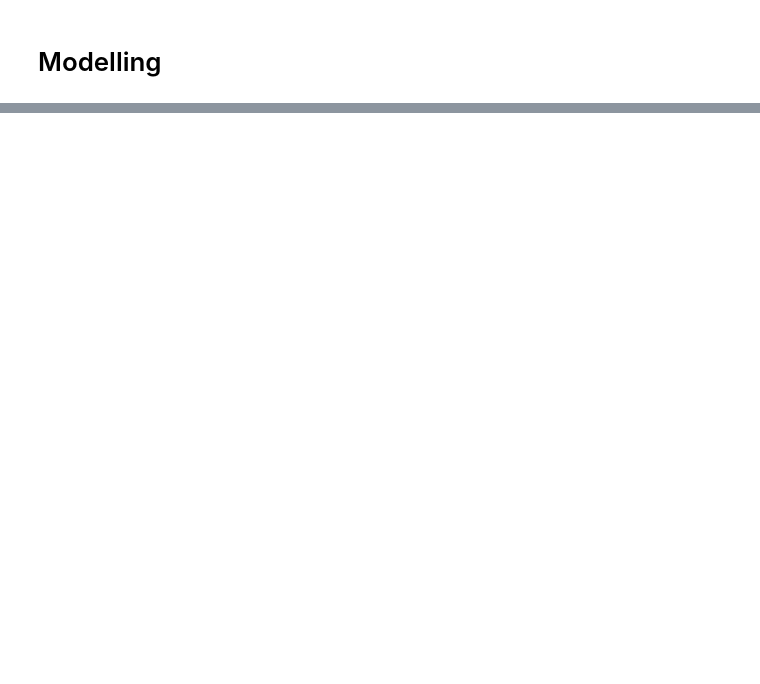
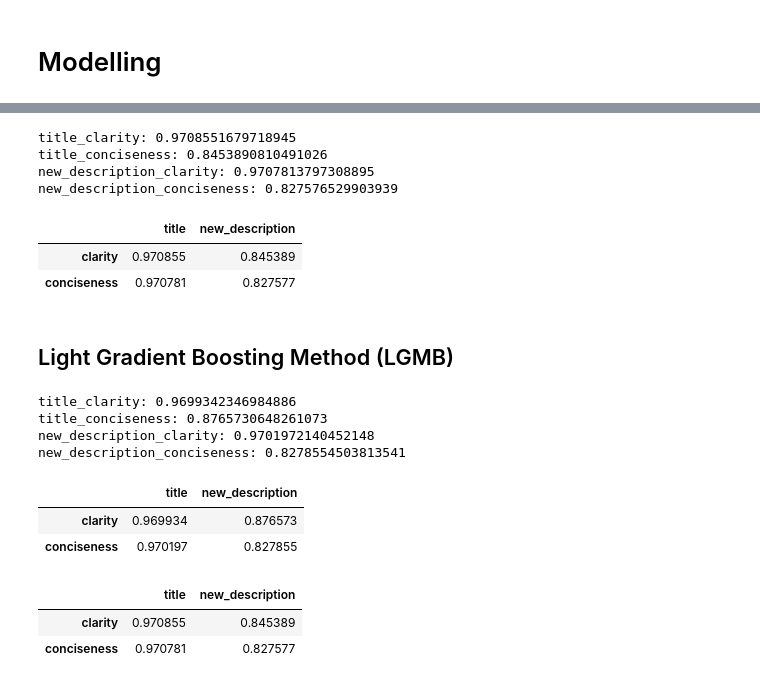
Before and after one commit to Rubix982/Product-Quality-Classification, a Jupyter notebook: model.ipynb, the cells around one changed output, grey strips where cells are left out. Drawn from its saved outputs; the diff is of its cells as text; code cells hidden in the pictures; blank space fills up the shorter version.

Commit message:
used naive bayes, lgbm

```diff
--- a/model.ipynb
+++ b/model.ipynb
@@ -1099,0 +1131,38 @@ Before extracting features, we preprocess the data by removingHTML tags, removin
+# %%
+def KFoldWithPipeline(data, X_column_feature, y_column_feature, custom_pipeline):
+    k_fold = KFold(n_splits=6)
+    scores = []
+    confusion = np.array([[0, 0], [0, 0]])
+
+    for train_indices, test_indices in k_fold.split(data):
+
+        train_title = data.iloc[train_indices][X_column_feature].values
+        train_y = data.iloc[train_indices][y_column_feature].values.astype(str)
+
+        test_title = data.iloc[test_indices][X_column_feature].values
+        test_y = data.iloc[test_indices][y_column_feature].values.astype(str)
+
+        custom_pipeline.fit(train_title, train_y)
+        predictions = custom_pipeline.predict(test_title)
+
+        confusion += confusion_matrix(test_y, predictions)
+        score = f1_score(test_y, predictions, pos_label='1')
+        scores.append(score)
+
+    return scores, confusion
+# %%
+def GetModelResultsAsDataframe(data, X_column_feature, y_column_feature, custom_pipeline):
+
+    total_results = []
+
+    for feature_X in X_column_feature:
+        X_results = []
+        for feature_Y in y_column_feature:
+            scores, confusion = KFoldWithPipeline(data=data, X_column_feature=feature_X, y_column_feature=feature_Y, custom_pipeline=custom_pipeline)
+            X_results.append(np.mean(scores))
+
+            print(f'{feature_X}_{feature_Y}: {X_results[-1]}')
+
+        total_results.append(X_results)
+
+    return pd.DataFrame(total_results, columns=y_column_feature, index=X_column_feature )
@@ -1099,0 +1193,34 @@ Before extracting features, we preprocess the data by removingHTML tags, removin
+# %%
+naive_bayes_results = GetModelResultsAsDataframe(data=training_data, X_column_feature=['title', 'new_description'], y_column_feature=['clarity', 'conciseness'], custom_pipeline=naive_baiyes_pipeline)
+# %% [output]
+title_clarity: 0.9708551679718945
+title_conciseness: 0.8453890810491026
+new_description_clarity: 0.9707813797308895
+new_description_conciseness: 0.827576529903939
+# %%
+naive_bayes_results
+# %% [output]
+|  | title | new_description |
+| clarity | 0.970855 | 0.845389 |
+| conciseness | 0.970781 | 0.827577 |
+# %% [markdown]
+## Light Gradient Boosting Method (LGMB)
+# %%
+lgbm_results = GetModelResultsAsDataframe(data=training_data, X_column_feature=['title', 'new_description'], y_column_feature=['clarity', 'conciseness'], custom_pipeline=lgbm_pipeline)
+# %% [output]
+title_clarity: 0.9699342346984886
+title_conciseness: 0.8765730648261073
+new_description_clarity: 0.9701972140452148
+new_description_conciseness: 0.8278554503813541
+# %%
+lgbm_results
+# %% [output]
+|  | title | new_description |
+| clarity | 0.969934 | 0.876573 |
+| conciseness | 0.970197 | 0.827855 |
+# %%
+naive_bayes_results
+# %% [output]
+|  | title | new_description |
+| clarity | 0.970855 | 0.845389 |
+| conciseness | 0.970781 | 0.827577 |
```
Also changed, not shown: parts of 14 cells of this notebook, 1 other file.
